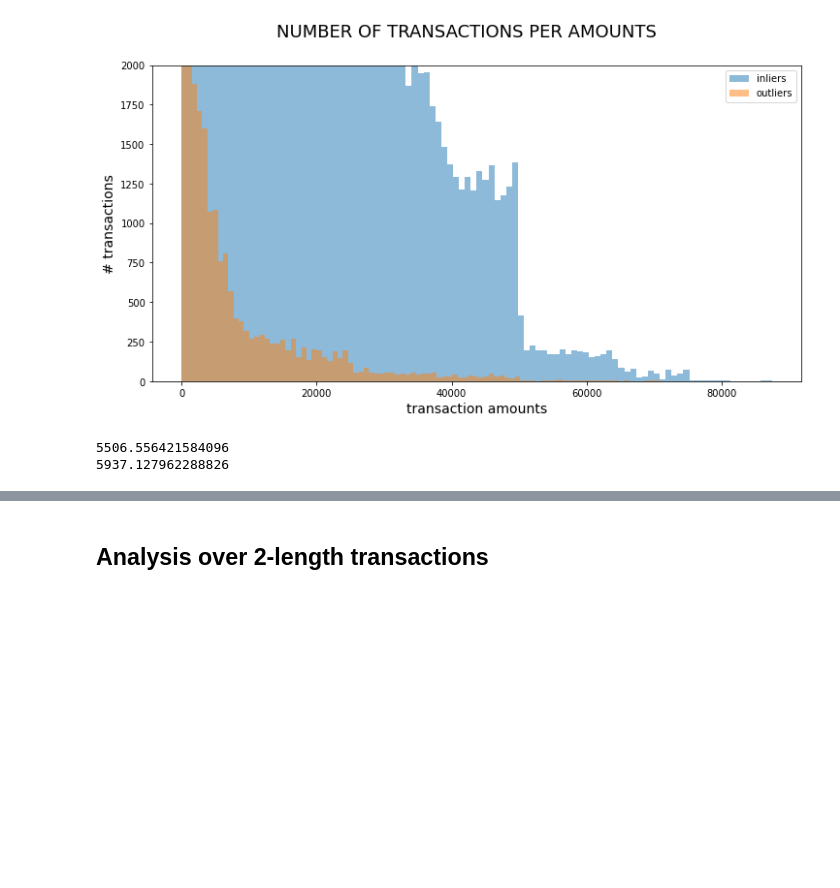
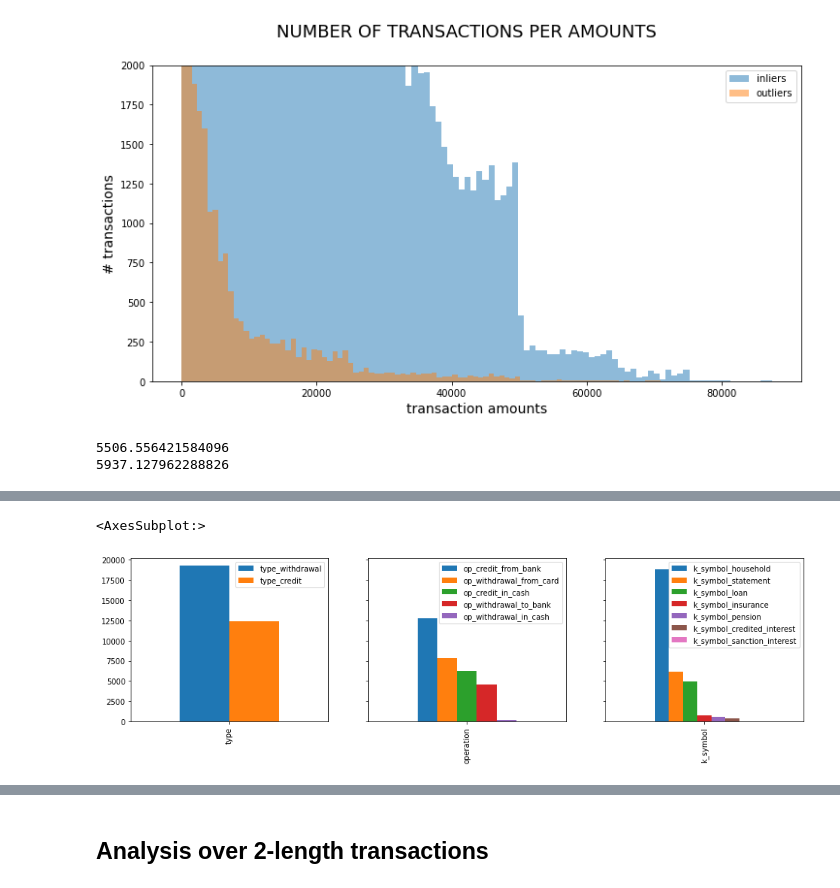
Before and after one commit to tfranza/ibotta_fraud, a Jupyter notebook: data/data_analysis/anomalies_analysis_complete_dataset.ipynb, the cells around one changed output, grey strips where cells are left out. Cells and saved outputs as stored; diff of their text form; code cells hidden in the pictures; blank space fills up the shorter version.

```diff
--- a/data/data_analysis/anomalies_analysis_complete_dataset.ipynb
+++ b/data/data_analysis/anomalies_analysis_complete_dataset.ipynb
@@ -233,0 +275,14 @@ print(df_anomaly.loc[df_anomaly['anomaly']==0,'amount'].mean())
+# %%
+type_cols = ['type_withdrawal', 'type_credit']
+categorical_features = pd.DataFrame(
+    data = np.argmax(outlying[type_cols].values, axis=1),
+    columns = ['type']
+)
+
+op_cols = ['op_credit_from_bank', 'op_withdrawal_from_card', 'op_credit_in_cash', 'op_withdrawal_to_bank', 'op_withdrawal_in_cash']
+categorical_features['operation'] = np.argmax(outlying[op_cols].values, axis=1)
+
+k_symbol_cols = ['k_symbol_household', 'k_symbol_statement', 'k_symbol_loan', 'k_symbol_insurance', 'k_symbol_pension', 'k_symbol_credited_interest', 'k_symbol_sanction_interest']
+categorical_features['k_symbol'] = np.argmax(outlying[k_symbol_cols].values, axis=1)
+
+categorical_features
@@ -233,0 +303,25 @@ print(df_anomaly.loc[df_anomaly['anomaly']==0,'amount'].mean())
+# %%
+import matplotlib.pyplot as plt
+
+fig, axes = plt.subplots(nrows=1, ncols=3, figsize=(16,4), sharey=True)
+
+pd.DataFrame(
+    data = [categorical_features['type'].value_counts().values],
+    columns = type_cols,
+    index = ['type']
+).plot.bar(ax = axes[0])
+
+pd.DataFrame(
+    data = [categorical_features['operation'].value_counts().values],
+    columns = op_cols,
+    index = ['operation']
+).plot.bar(ax = axes[1])
+
+pd.DataFrame(
+    data = [categorical_features['k_symbol'].value_counts().values],
+    columns = k_symbol_cols,
+    index = ['k_symbol']
+).plot.bar(ax = axes[2])
+# %% [output]
+<AxesSubplot:>
+[figure, added]
```
Also changed, not shown: parts of 25 cells of this notebook.
